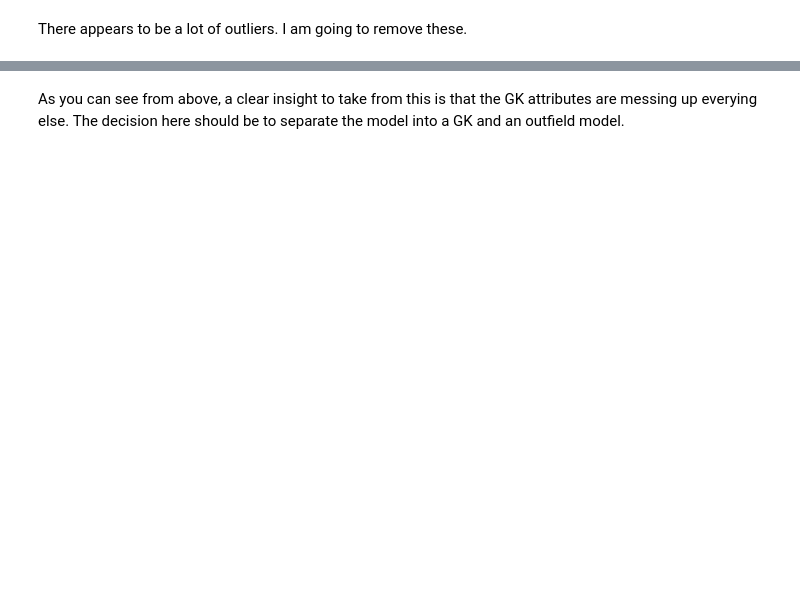
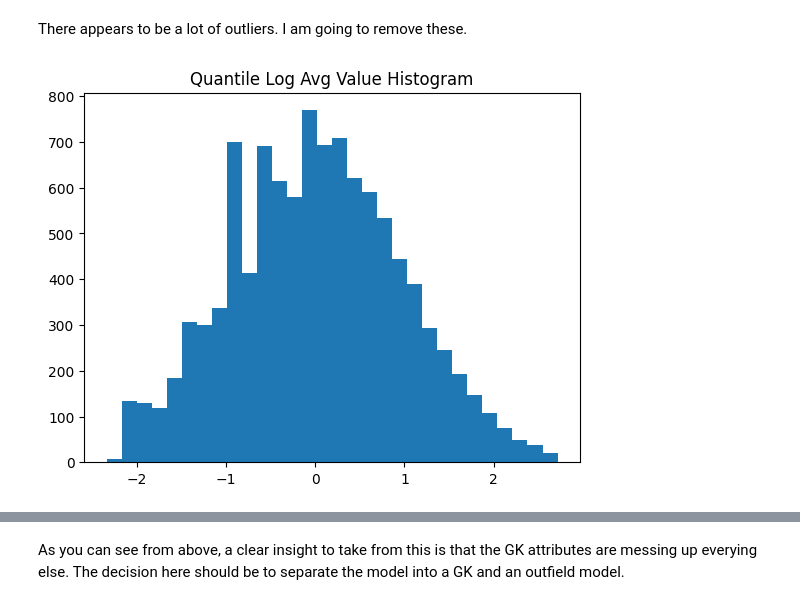
Before and after one commit to louis-porter/FM24_player_valuation_analysis, a Jupyter notebook: FM_player_valuation_analysis.ipynb, the cells around one changed output, grey strips where cells are left out. Drawn from its saved outputs; the diff is of its cells as text; code cells hidden in the pictures; blank space fills up the shorter version.

```diff
--- a/FM_player_valuation_analysis.ipynb
+++ b/FM_player_valuation_analysis.ipynb
@@ -129,3 +141,9 @@ df = df[(df["Log Avg Value"] >= lower_bound) & (df["Log Avg Value"] <= upper_bou
+# %%
+plt.hist(df["Quantile Log Avg Value"], bins=30)
+plt.title("Quantile Log Avg Value Histogram")
+plt.show()
+# %% [output]
+[figure, added]
 # %%
 #Creating a grid of scatter plots, plotting the continuous features against y
 
```
Also changed, not shown: parts of 23 cells of this notebook.
